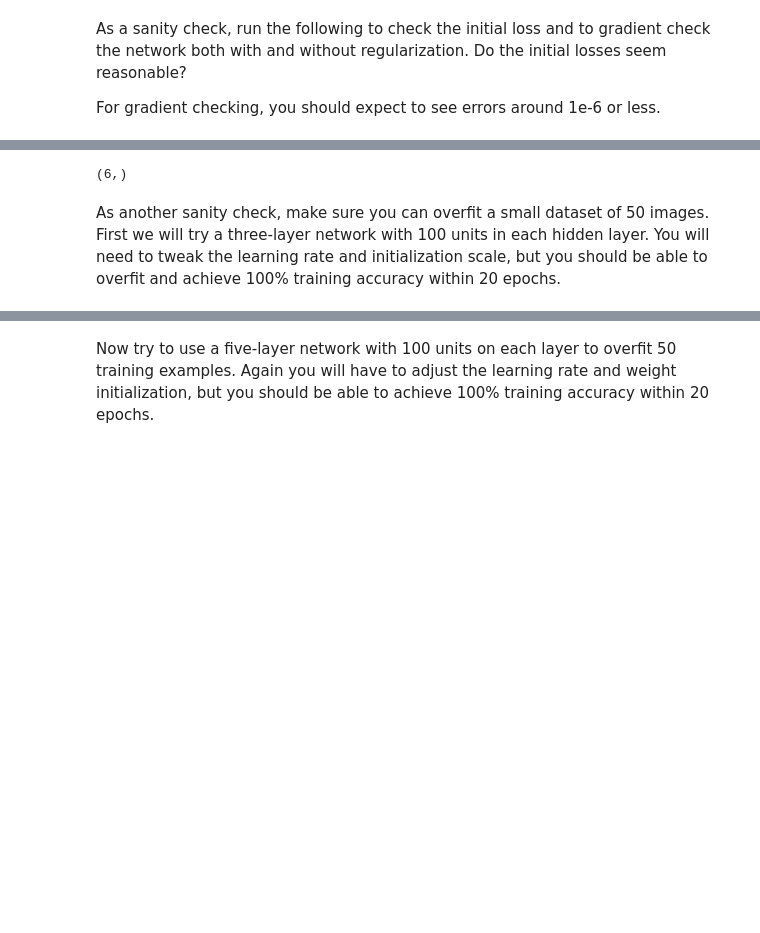
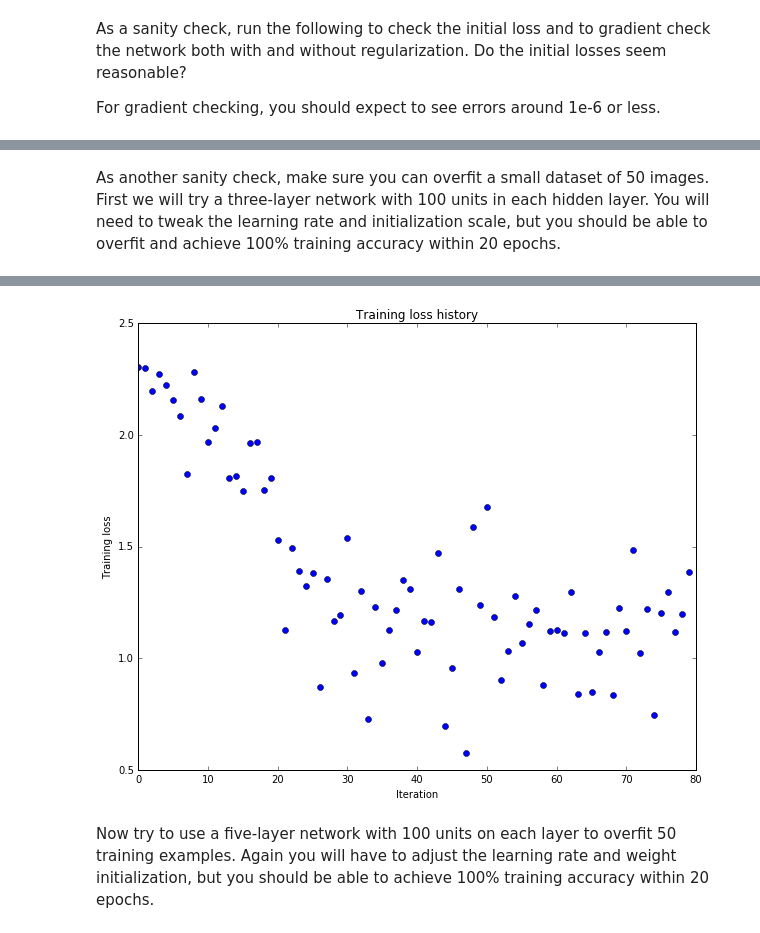
Before and after one commit to a7200123456/cs231_assignment, a Jupyter notebook: winter1516_assignment2/assignment2/FullyConnectedNets.ipynb, the cells around one changed output, grey strips where cells are left out. Cells and saved outputs as stored; diff of their text form; code cells hidden in the pictures; blank space fills up the shorter version.

```diff
--- a/winter1516_assignment2/assignment2/FullyConnectedNets.ipynb
+++ b/winter1516_assignment2/assignment2/FullyConnectedNets.ipynb
@@ -391,9 +423,3 @@ Initial loss:  0.0
-# %%
-import theano
-import theano.tensor as T
-vl = theano.typed_list.TypedListType(T.vector)()
-# %% [output]
-(6,)
 # %% [markdown]
 As another sanity check, make sure you can overfit a small dataset of 50 images. First we will try a three-layer network with 100 units in each hidden layer. You will need to tweak the learning rate and initialization scale, but you should be able to overfit and achieve 100% training accuracy within 20 epochs.
 # %%
@@ -408,11 +434,11 @@ small_data = {
 }
 
 weight_scale = 1e-2
-learning_rate = 1e-4
+learning_rate = 1e-2
 model = FullyConnectedNet([100, 100],
               weight_scale=weight_scale, dtype=np.float64)
 solver = Solver(model, small_data,
-                print_every=10, num_epochs=20, batch_size=25,
+                print_every=10, num_epochs=40, batch_size=25,
                 update_rule='sgd',
                 optim_config={
                   'learning_rate': learning_rate,
@@ -425,3 +451,4 @@ plt.title('Training loss history')
 plt.xlabel('Iteration')
 plt.ylabel('Training loss')
 plt.show()
+# %% [output]
@@ -428,3 +472,4 @@ plt.show()
+[figure, added]
 # %% [markdown]
 Now try to use a five-layer network with 100 units on each layer to overfit 50 training examples. Again you will have to adjust the learning rate and weight initialization, but you should be able to achieve 100% training accuracy within 20 epochs.
 # %%
```
Also changed, not shown: parts of 13 cells of this notebook, 3 other files.
